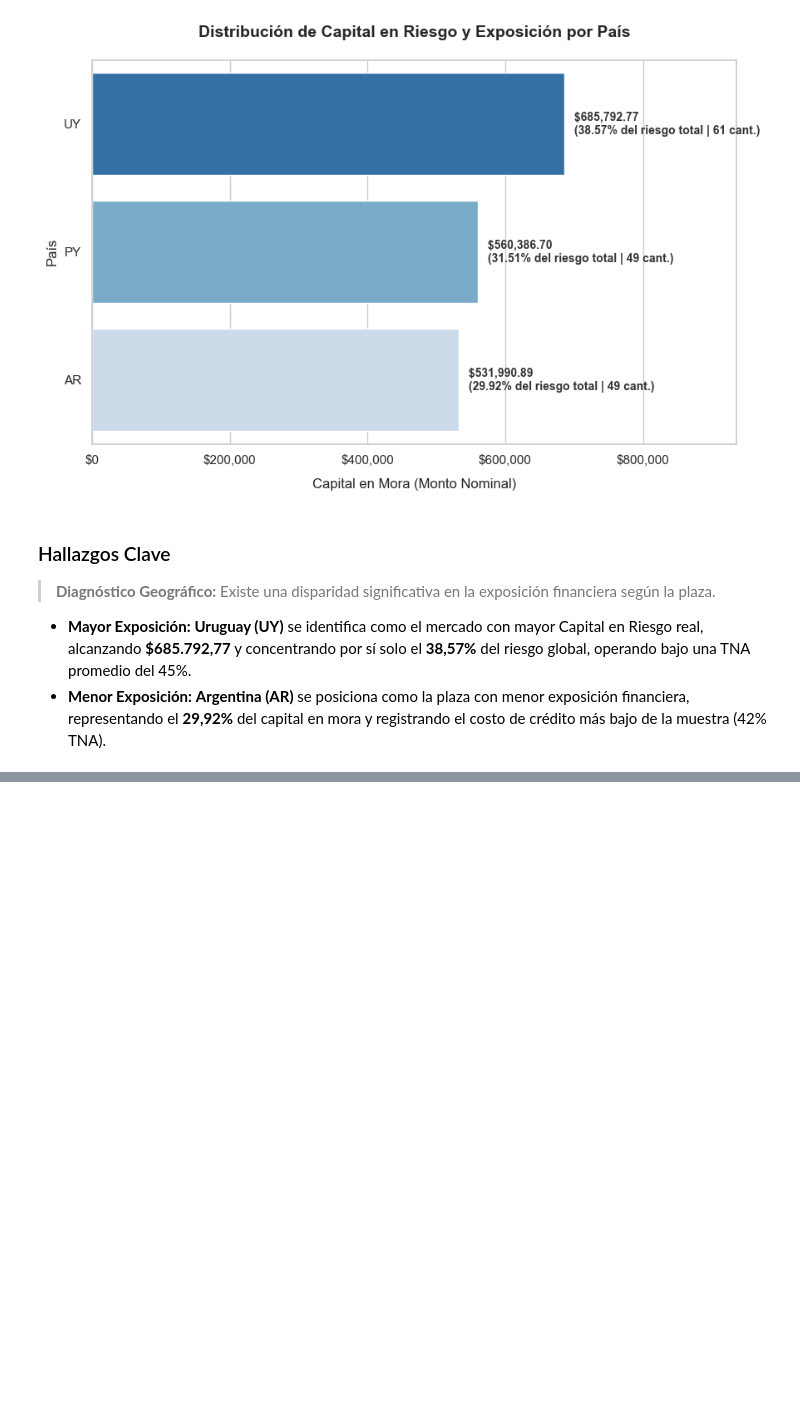
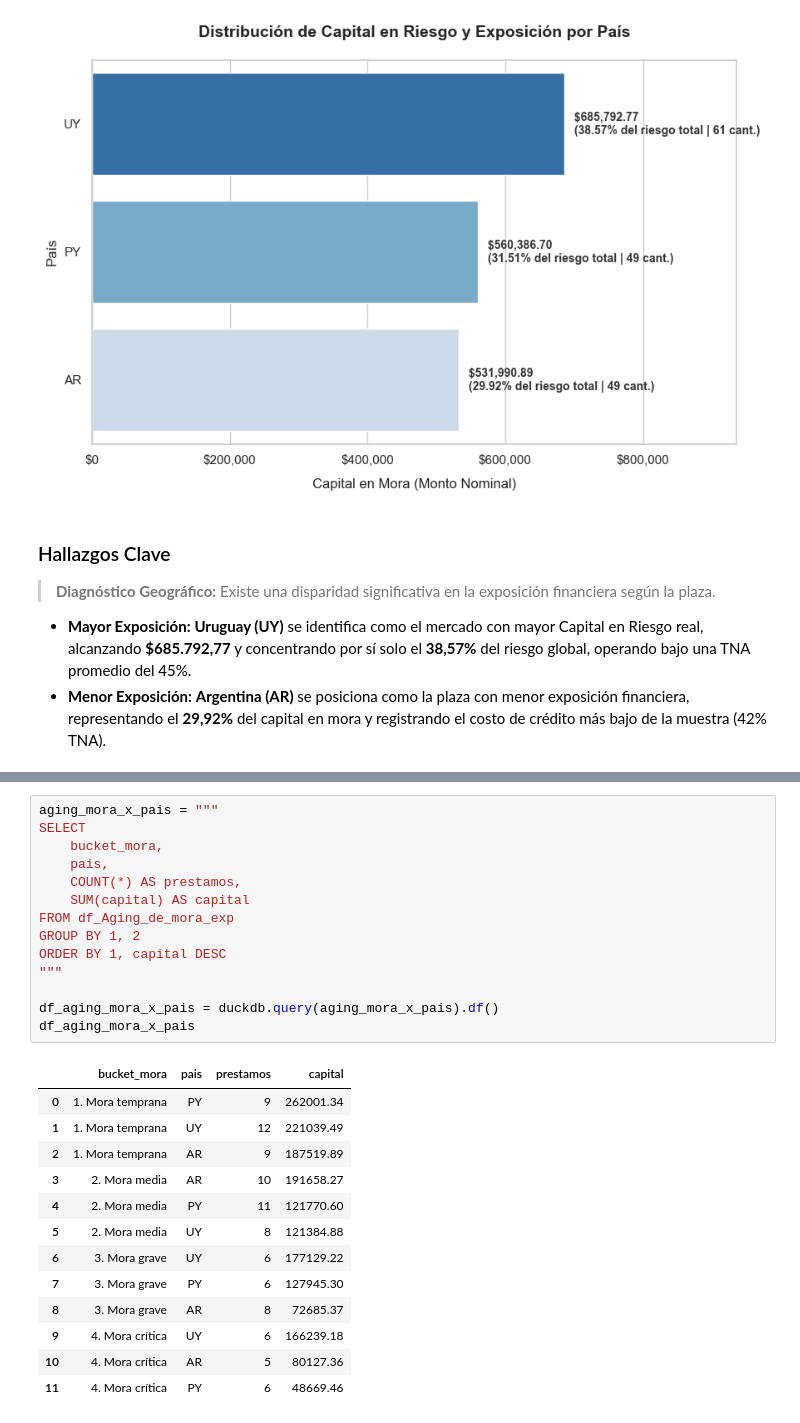
Before and after one commit to FrancoRobottiWork/Analista-de-Proyeccion-de-Riesgo, a Jupyter notebook: notebooks/02_sql_analitico.ipynb, the cells around one changed output, grey strips where cells are left out. Drawn from its saved outputs; the diff is of its cells as text; blank space fills up the shorter version.

```diff
--- a/notebooks/02_sql_analitico.ipynb
+++ b/notebooks/02_sql_analitico.ipynb
@@ -296,0 +356,28 @@ plt.savefig("capital_en_riesgo_pais.png", bbox_inches='tight', dpi=300)
+# %%
+aging_mora_x_pais = """
+SELECT
+    bucket_mora,
+    pais,
+    COUNT(*) AS prestamos,
+    SUM(capital) AS capital
+FROM df_Aging_de_mora_exp
+GROUP BY 1, 2
+ORDER BY 1, capital DESC
+"""
+
+df_aging_mora_x_pais = duckdb.query(aging_mora_x_pais).df()
+df_aging_mora_x_pais
+# %% [output]
+|  | bucket_mora | pais | prestamos | capital |
+| 0 | 1. Mora temprana | PY | 9 | 262001.34 |
+| 1 | 1. Mora temprana | UY | 12 | 221039.49 |
+| 2 | 1. Mora temprana | AR | 9 | 187519.89 |
+| 3 | 2. Mora media | AR | 10 | 191658.27 |
+| 4 | 2. Mora media | PY | 11 | 121770.60 |
+| 5 | 2. Mora media | UY | 8 | 121384.88 |
+| 6 | 3. Mora grave | UY | 6 | 177129.22 |
+| 7 | 3. Mora grave | PY | 6 | 127945.30 |
+| 8 | 3. Mora grave | AR | 8 | 72685.37 |
+| 9 | 4. Mora crítica | UY | 6 | 166239.18 |
+| 10 | 4. Mora crítica | AR | 5 | 80127.36 |
+| 11 | 4. Mora crítica | PY | 6 | 48669.46 |
```
Also changed, not shown: parts of 13 cells of this notebook, 16 other files.
